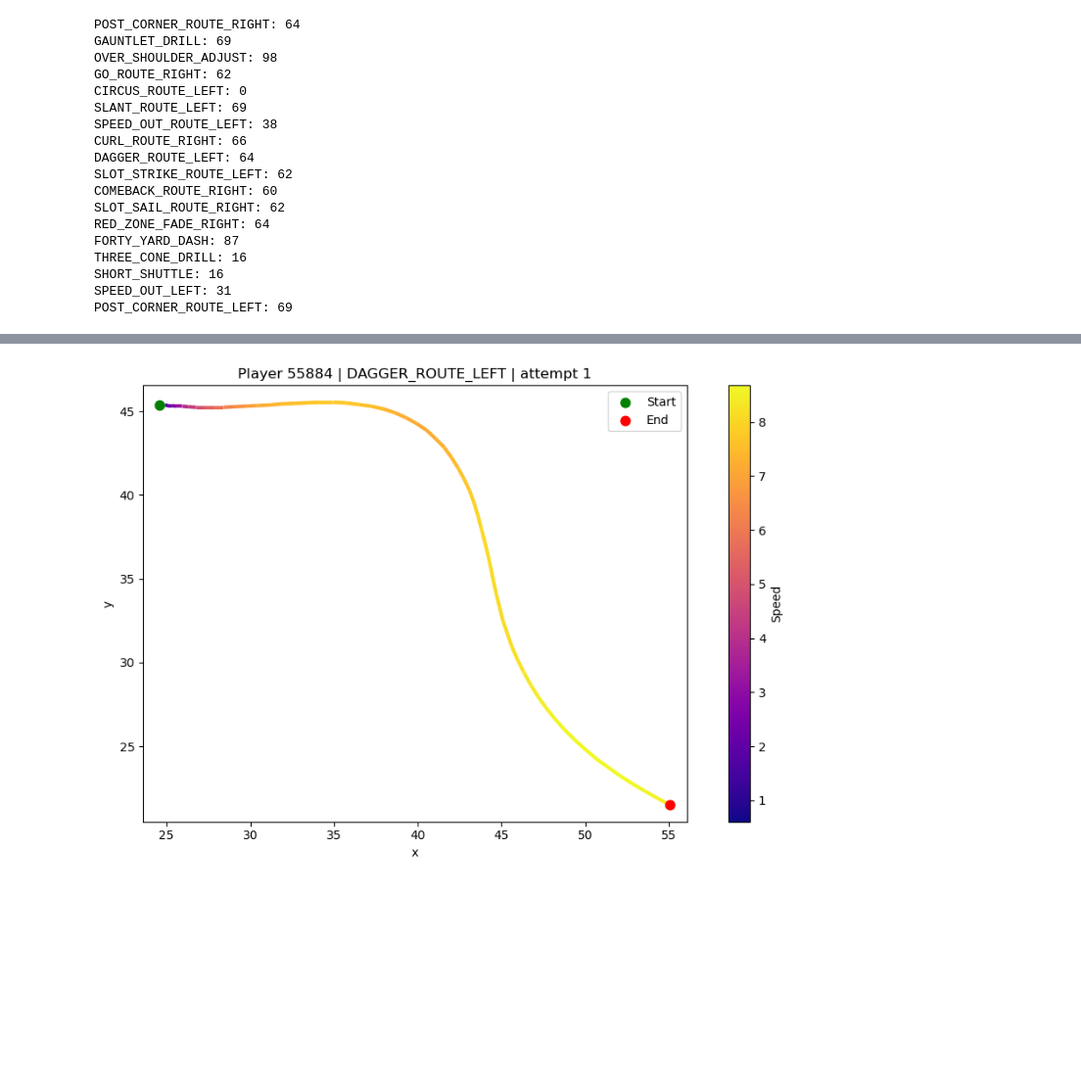
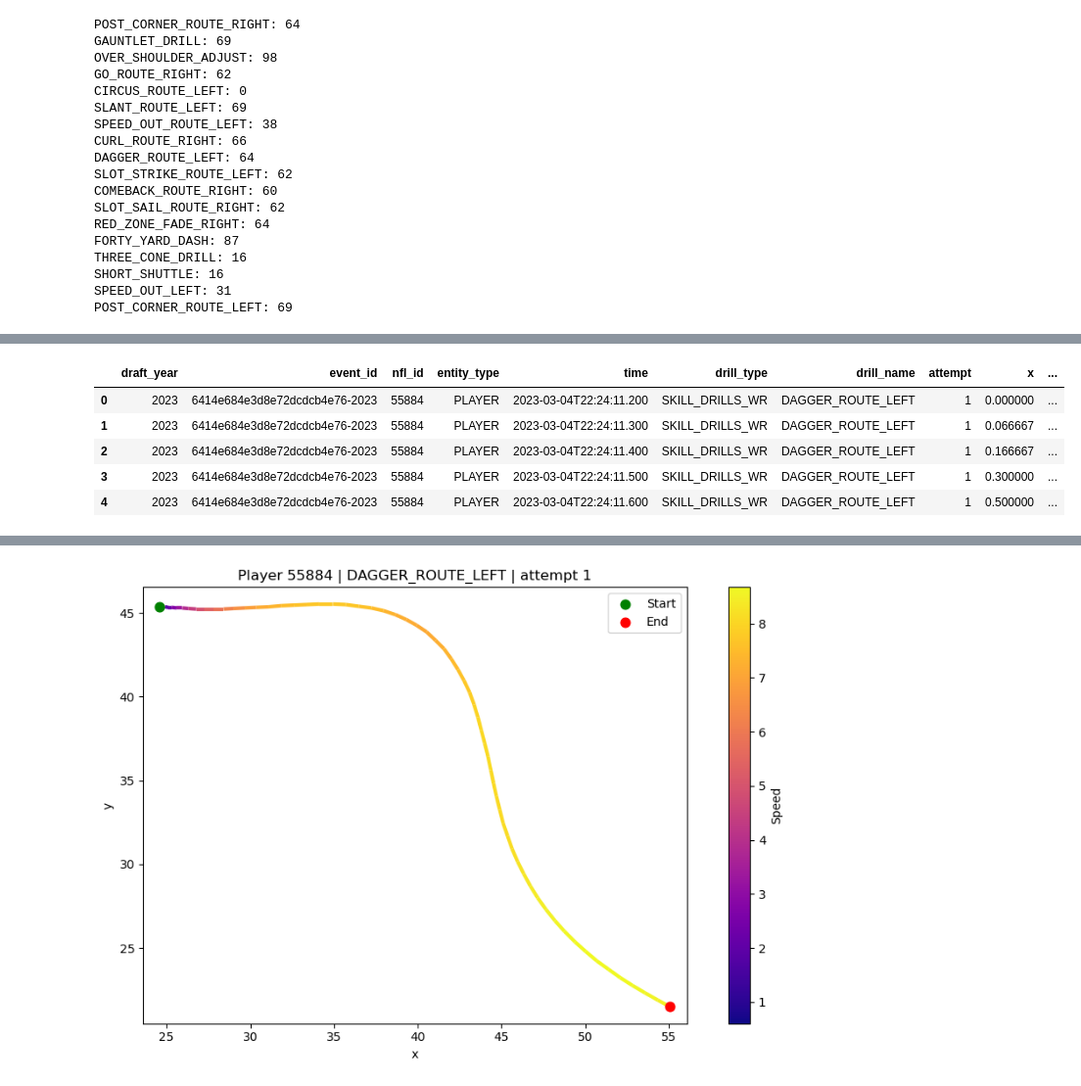
Before and after one commit to gazeng2004/nfl_big_data_project, a Jupyter notebook: notebooks/exploratory_analysis.ipynb, the cells around one changed output, grey strips where cells are left out. Shown at 98% size. Saved outputs shown, nothing was run; the diff lists cells and outputs as text; code cells hidden in the pictures; blank space fills up the shorter version.

```diff
--- a/notebooks/exploratory_analysis.ipynb
+++ b/notebooks/exploratory_analysis.ipynb
@@ -288,0 +365,10 @@ def route_running_plots(df, pid, route, attempt = 1):
+# %%
+tracking0 = shift_to_origin(tracking)
+tracking0.head()
+# %% [output]
+|  | draft_year | event_id | nfl_id | entity_type | time | drill_type | drill_name | attempt | x | ... |
+| 0 | 2023 | 6414e684e3d8e72dcdcb4e76-2023 | 55884 | PLAYER | 2023-03-04T22:24:11.200 | SKILL_DRILLS_WR | DAGGER_ROUTE_LEFT | 1 | 0.000000 | ... |
+| 1 | 2023 | 6414e684e3d8e72dcdcb4e76-2023 | 55884 | PLAYER | 2023-03-04T22:24:11.300 | SKILL_DRILLS_WR | DAGGER_ROUTE_LEFT | 1 | 0.066667 | ... |
+| 2 | 2023 | 6414e684e3d8e72dcdcb4e76-2023 | 55884 | PLAYER | 2023-03-04T22:24:11.400 | SKILL_DRILLS_WR | DAGGER_ROUTE_LEFT | 1 | 0.166667 | ... |
+| 3 | 2023 | 6414e684e3d8e72dcdcb4e76-2023 | 55884 | PLAYER | 2023-03-04T22:24:11.500 | SKILL_DRILLS_WR | DAGGER_ROUTE_LEFT | 1 | 0.300000 | ... |
+| 4 | 2023 | 6414e684e3d8e72dcdcb4e76-2023 | 55884 | PLAYER | 2023-03-04T22:24:11.600 | SKILL_DRILLS_WR | DAGGER_ROUTE_LEFT | 1 | 0.500000 | ... |
```
Also changed, not shown: parts of 7 cells of this notebook.
